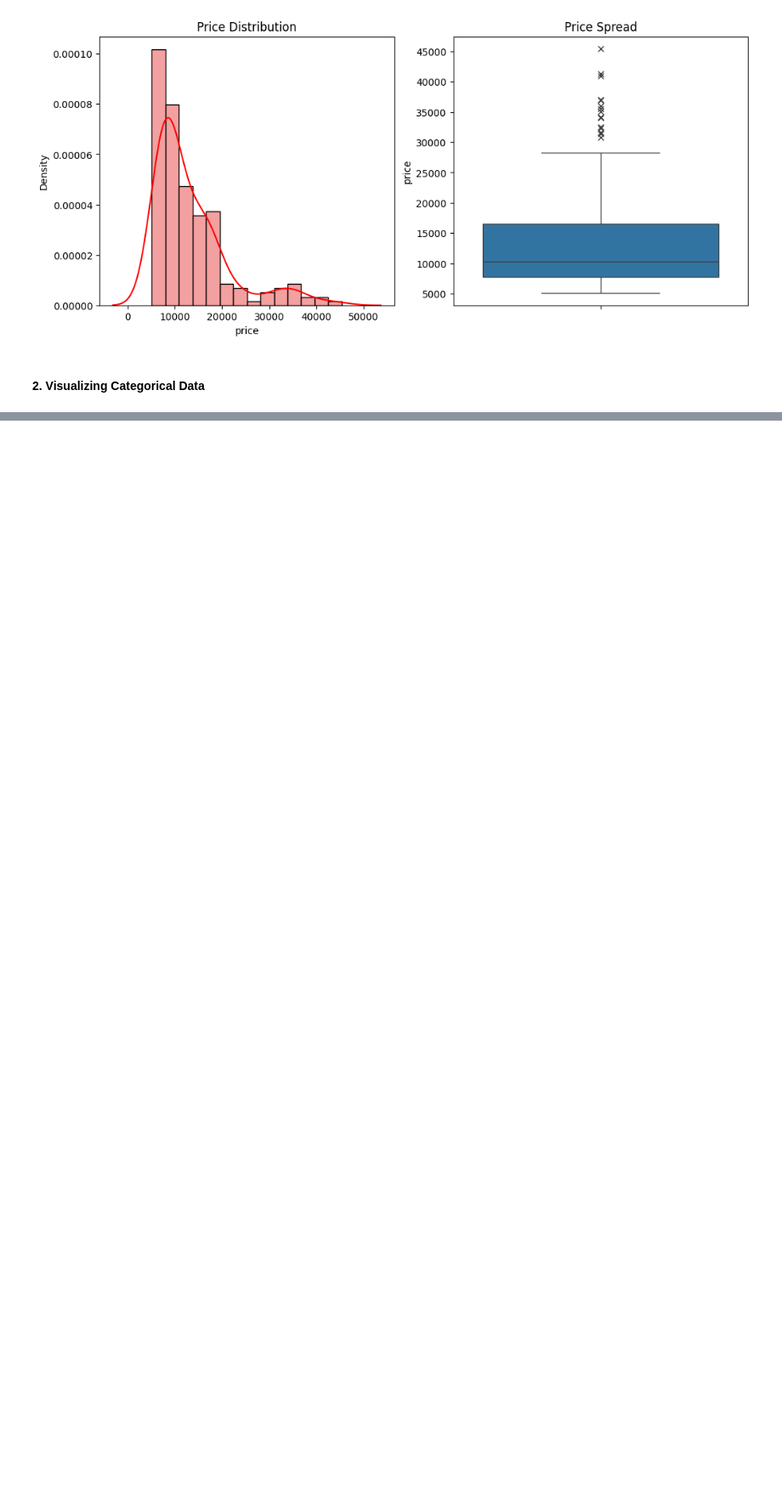
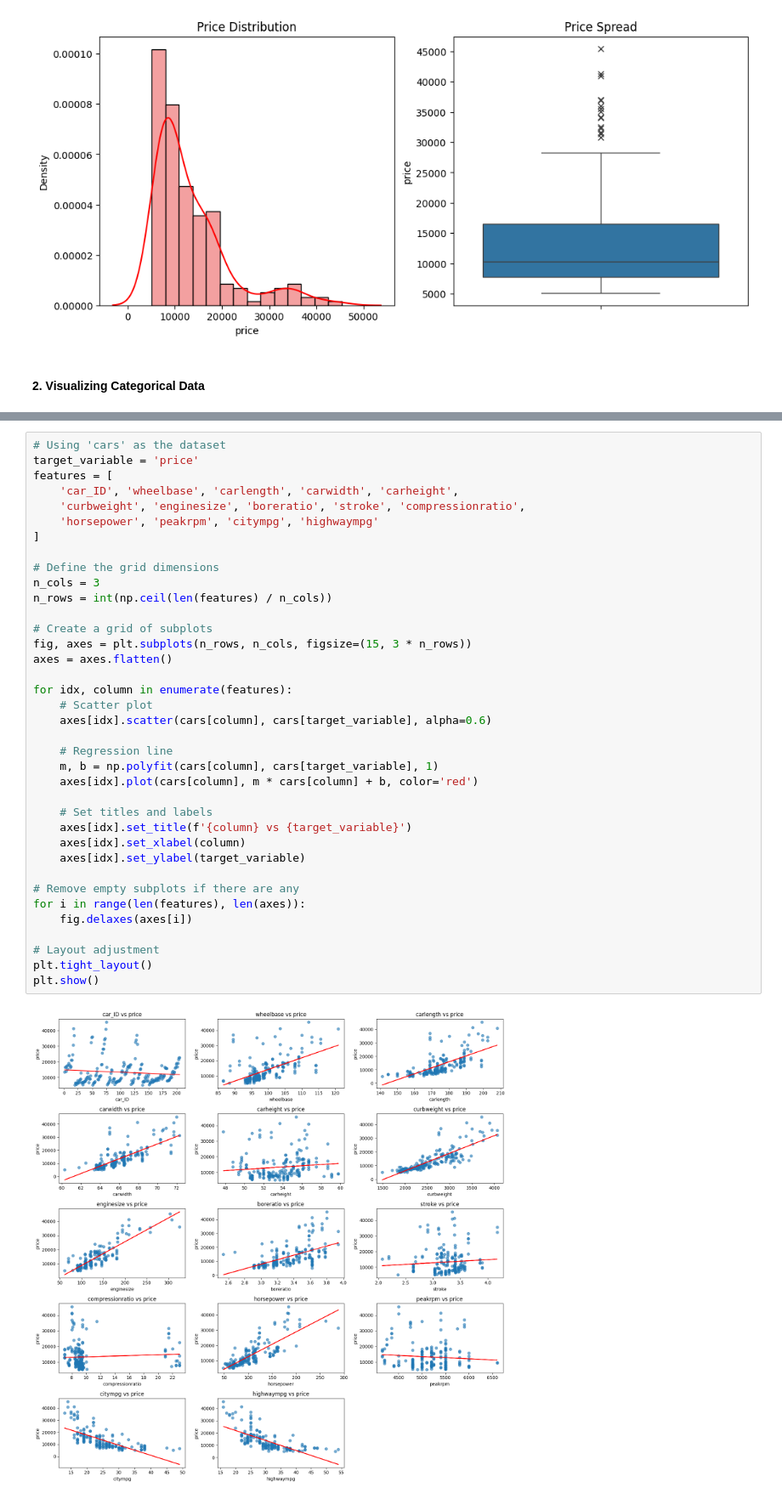
Before and after one commit to t1pen/MeXEE402_Midterms_StephenGabrielAlojado_JairusSunga, a Jupyter notebook: Linear Regression/CarPrice_Linear_Regression.ipynb, the cells around one changed output, grey strips where cells are left out. Shown at 85% size. Saved outputs shown, nothing was run; the diff lists cells and outputs as text; blank space fills up the shorter version.

```diff
--- a/Linear Regression/CarPrice_Linear_Regression.ipynb
+++ b/Linear Regression/CarPrice_Linear_Regression.ipynb
@@ -261,0 +298,39 @@ Index(['CompanyName', 'symboling', 'fueltype', 'aspiration', 'doornumber',
+# %%
+# Using 'cars' as the dataset
+target_variable = 'price'
+features = [
+    'car_ID', 'wheelbase', 'carlength', 'carwidth', 'carheight',
+    'curbweight', 'enginesize', 'boreratio', 'stroke', 'compressionratio',
+    'horsepower', 'peakrpm', 'citympg', 'highwaympg'
+]
+
+# Define the grid dimensions
+n_cols = 3
+n_rows = int(np.ceil(len(features) / n_cols))
+
+# Create a grid of subplots
+fig, axes = plt.subplots(n_rows, n_cols, figsize=(15, 3 * n_rows))
+axes = axes.flatten()
+
+for idx, column in enumerate(features):
+    # Scatter plot
+    axes[idx].scatter(cars[column], cars[target_variable], alpha=0.6)
+
+    # Regression line
+    m, b = np.polyfit(cars[column], cars[target_variable], 1)
+    axes[idx].plot(cars[column], m * cars[column] + b, color='red')
+
+    # Set titles and labels
+    axes[idx].set_title(f'{column} vs {target_variable}')
+    axes[idx].set_xlabel(column)
+    axes[idx].set_ylabel(target_variable)
+
+# Remove empty subplots if there are any
+for i in range(len(features), len(axes)):
+    fig.delaxes(axes[i])
+
+# Layout adjustment
+plt.tight_layout()
+plt.show()
+# %% [output]
+[figure, added]
```
Also changed, not shown: parts of 9 cells of this notebook.
